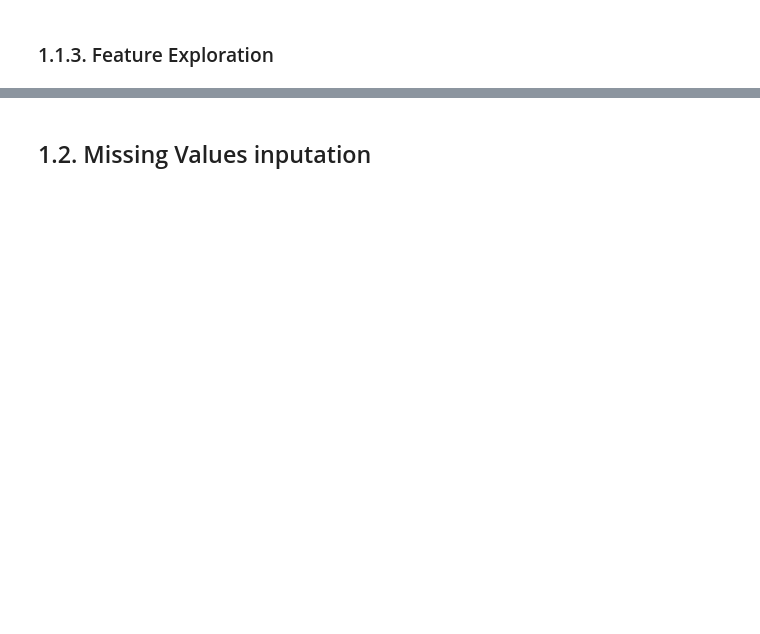
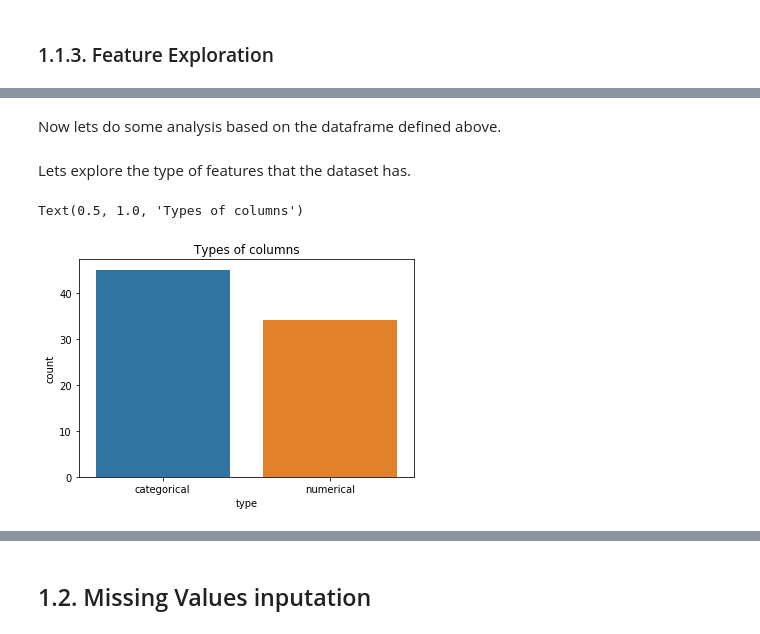
Before and after one commit to Gustavo-SF/House-Prices-Kaggle, a Jupyter notebook: PD_201920_Project3.ipynb, the cells around one changed output, grey strips where cells are left out. Cells and saved outputs as stored; diff of their text form; code cells hidden in the pictures; blank space fills up the shorter version.

```diff
--- a/PD_201920_Project3.ipynb
+++ b/PD_201920_Project3.ipynb
@@ -261,0 +267,11 @@ df_variables_info
+# %% [markdown]
+Now lets do some analysis based on the dataframe defined above.
+# %% [markdown]
+Lets explore the type of features that the dataset has.
+# %%
+df_graph = df_variables_info.groupby('type').size().to_frame('count').reset_index()
+sns.barplot(x='type',y='count', data = df_graph)
+plt.title('Types of columns')
+# %% [output]
+Text(0.5, 1.0, 'Types of columns')
+[figure, added]
```
Also changed, not shown: parts of 39 cells of this notebook.
